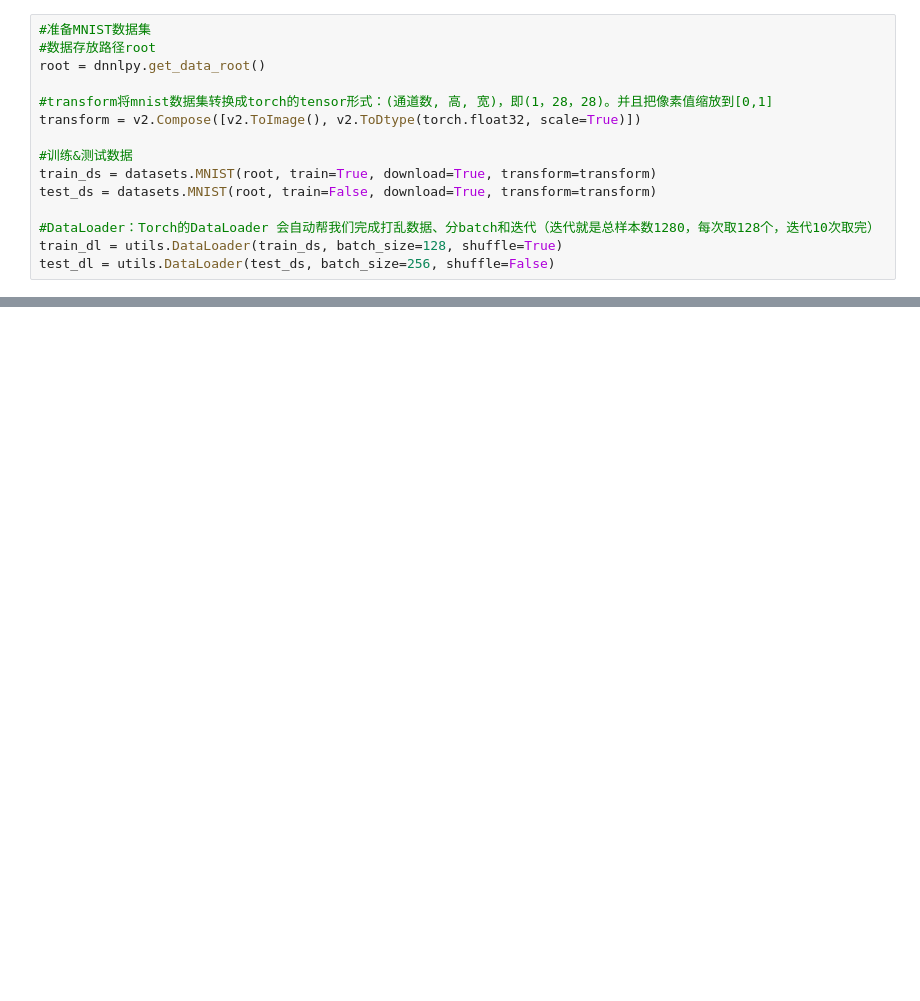
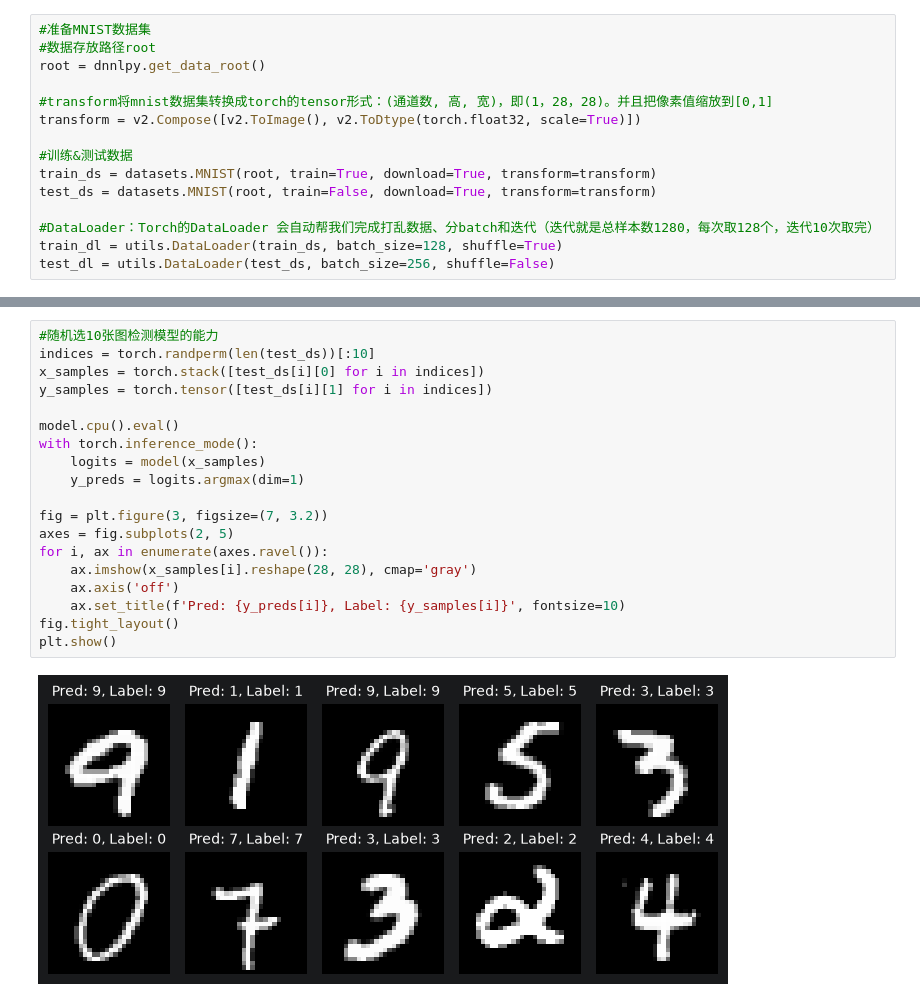
Before and after one commit to HuWanliang/MLP, a Jupyter notebook: MLPinTorchforMNIST.ipynb, the cells around one changed output, grey strips where cells are left out. Drawn from its saved outputs; the diff is of its cells as text; blank space fills up the shorter version.

```diff
--- a/MLPinTorchforMNIST.ipynb
+++ b/MLPinTorchforMNIST.ipynb
@@ -66,0 +166,21 @@ for epoch in range(1,num_epochs+1):
+# %%
+#随机选10张图检测模型的能力
+indices = torch.randperm(len(test_ds))[:10]
+x_samples = torch.stack([test_ds[i][0] for i in indices])
+y_samples = torch.tensor([test_ds[i][1] for i in indices])
+
+model.cpu().eval()
+with torch.inference_mode():
+    logits = model(x_samples)
+    y_preds = logits.argmax(dim=1)
+
+fig = plt.figure(3, figsize=(7, 3.2))
+axes = fig.subplots(2, 5)
+for i, ax in enumerate(axes.ravel()):
+    ax.imshow(x_samples[i].reshape(28, 28), cmap='gray')
+    ax.axis('off')
+    ax.set_title(f'Pred: {y_preds[i]}, Label: {y_samples[i]}', fontsize=10)
+fig.tight_layout()
+plt.show()
+# %% [output]
+[figure, added]
```
Also changed, not shown: parts of 6 cells of this notebook.
